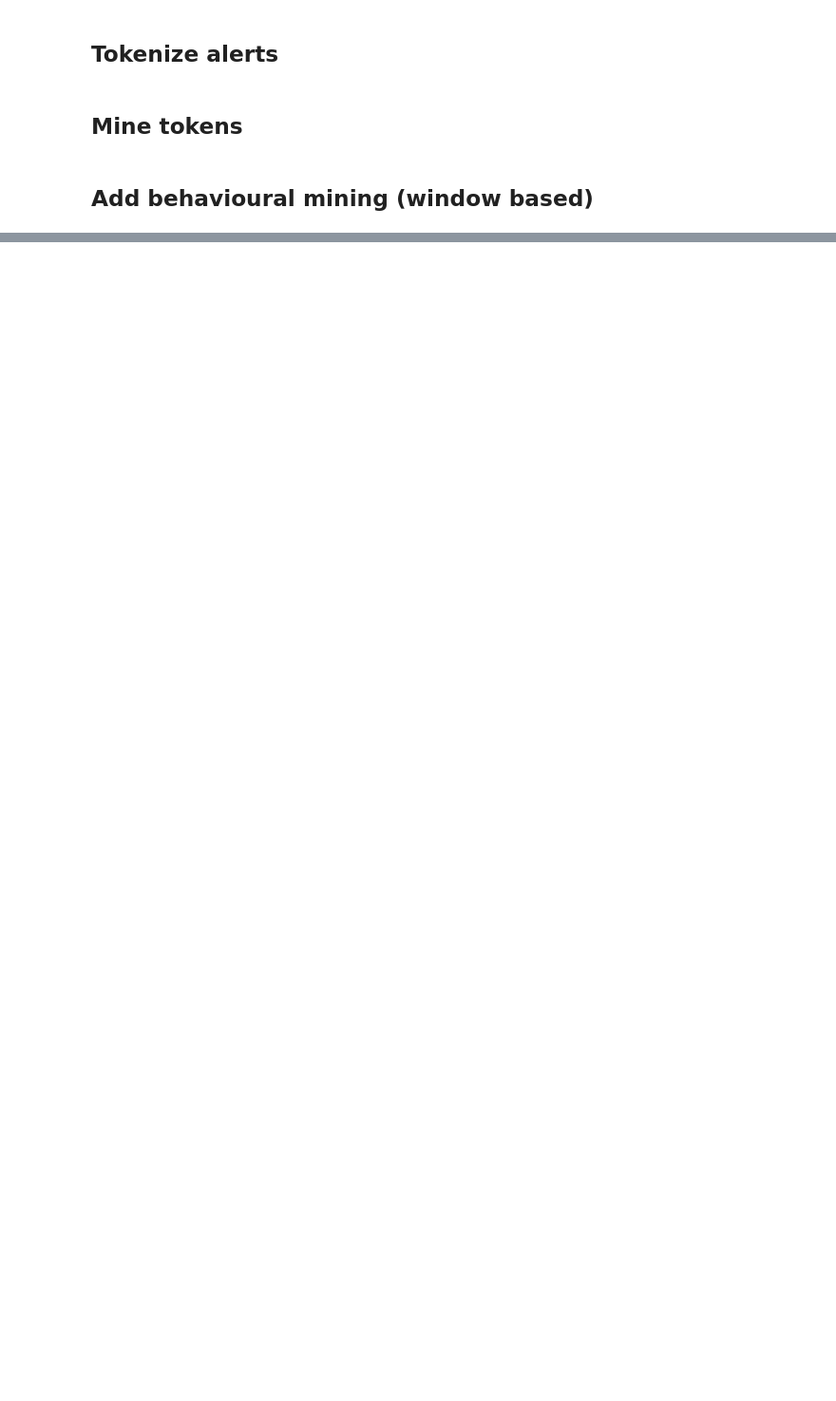
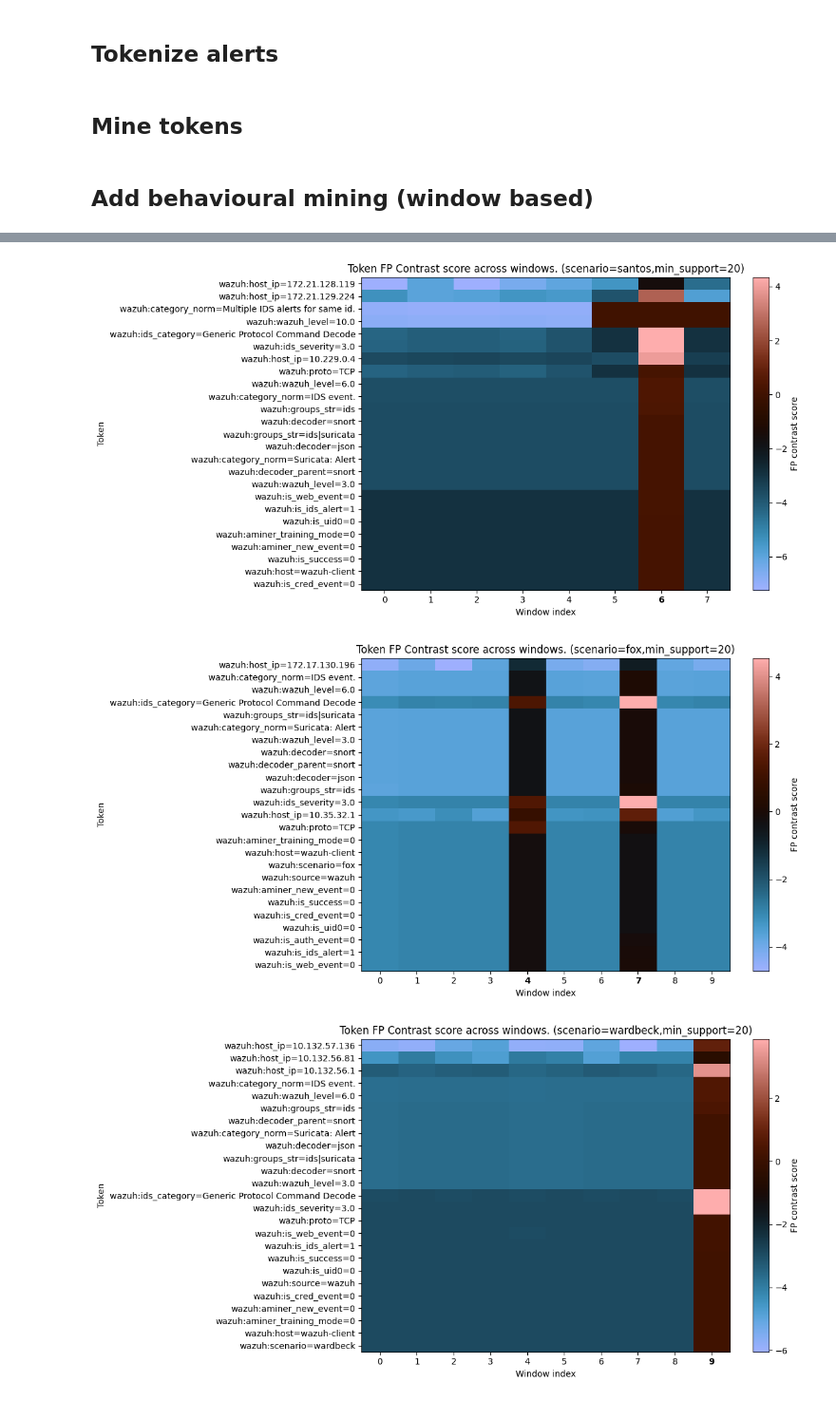
Before and after one commit to annaneliaa/msc-thesis, a Jupyter notebook: aact/mining.ipynb, the cells around one changed output, grey strips where cells are left out. Shown at 95% size. Drawn from its saved outputs; the diff is of its cells as text; code cells hidden in the pictures; blank space fills up the shorter version.

```diff
--- a/aact/mining.ipynb
+++ b/aact/mining.ipynb
@@ -13,3 +16,8 @@ from sklearn.metrics.pairwise import cosine_distances
 # %%
 df = pd.read_csv("../data/ait_ads/combined_ait_labeled.csv", low_memory=False)
 df.columns
+
+# make sure timestamps are datetime and sorted
+df = df.copy()
+df["timestamp"] = pd.to_datetime(df["timestamp"], errors="coerce", utc=True)
+df = df.dropna(subset=["timestamp"]).sort_values("timestamp")
@@ -331,0 +236,35 @@ benign_side.head()
+# %%
+scenario_rankings = dict()
+scenario_attack_flags = dict()
+
+for scenario, df_s in df.groupby("scenario", sort=False):
+    print(f"running mining for scenario {scenario}....")
+    rankings = []
+    attack_flags = []
+    t_s = df_s["timestamp"]
+    windows = make_time_windows(df["timestamp"], window_size="12H", step_size="12H", align_to="h")
+
+    for (start_k, end_k) in windows:
+        df_k = df_s[(t_s >= start_k) & (t_s < end_k)]
+        if df_k.empty:
+            continue
+
+        n_benign = (df_k["y"] == 0).sum()
+        n_attack = (df_k["y"] == 1).sum()
+
+        attack_flags.append(n_attack > 0)
+
+
+        print(f"Window [{start_k}, {end_k})")
+        print(f"  Benign alerts : {n_benign}")
+        print(f"  Attack alerts : {n_attack}")
+        print(f"  Total alerts  : {len(df_k)}")
+
+
+        tokens_k = tokenize_alerts(df_k, base_fields + ["src_freq_bin", "dst_fanin_bin"])
+        ranking_k = mine_fp_contrast_tokens(tokens_k, df_k["y"])
+
+        rankings.append(ranking_k)
+
+    scenario_rankings[scenario] = rankings
+    scenario_attack_flags[scenario] = attack_flags
@@ -331,0 +415,9 @@ benign_side.head()
+# %%
+for scenario, df_s in df.groupby("scenario", sort=False):
+    rankings = scenario_rankings.get(scenario)
+    flags = scenario_attack_flags.get(scenario)
+    plot_scenario_heatmap(rankings, flags, output_dir, scenario, min_support)
+# %% [output]
+[figure, added]
+[figure, added]
+[figure, added]
```
Also changed, not shown: parts of 20 cells of this notebook, 7 other files.
